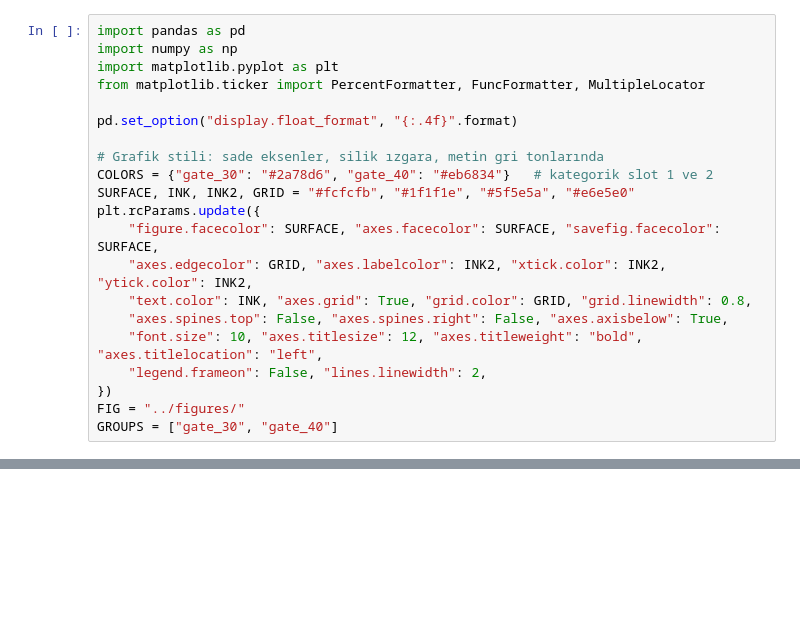
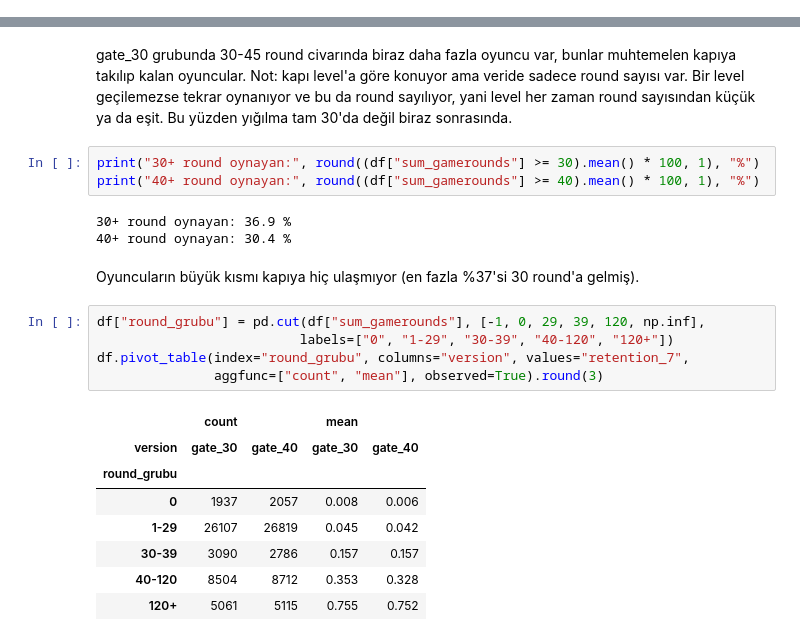
Before and after one commit to Minchi-12/cookie-cats-ab-test, a Jupyter notebook: notebooks/02_kesifsel_analiz.ipynb, the cells around one changed output, grey strips where cells are left out. Saved outputs shown, nothing was run; the diff lists cells and outputs as text; blank space fills up the shorter version.

```diff
--- a/notebooks/02_kesifsel_analiz.ipynb
+++ b/notebooks/02_kesifsel_analiz.ipynb
@@ -9,21 +0,0 @@ Bu notebook'ta:
-# %%
-import pandas as pd
-import numpy as np
-import matplotlib.pyplot as plt
-from matplotlib.ticker import PercentFormatter, FuncFormatter, MultipleLocator
-
-pd.set_option("display.float_format", "{:.4f}".format)
-
-# Grafik stili: sade eksenler, silik ızgara, metin gri tonlarında
-COLORS = {"gate_30": "#2a78d6", "gate_40": "#eb6834"}   # kategorik slot 1 ve 2
-SURFACE, INK, INK2, GRID = "#fcfcfb", "#1f1f1e", "#5f5e5a", "#e6e5e0"
-plt.rcParams.update({
-    "figure.facecolor": SURFACE, "axes.facecolor": SURFACE, "savefig.facecolor": SURFACE,
-    "axes.edgecolor": GRID, "axes.labelcolor": INK2, "xtick.color": INK2, "ytick.color": INK2,
-    "text.color": INK, "axes.grid": True, "grid.color": GRID, "grid.linewidth": 0.8,
-    "axes.spines.top": False, "axes.spines.right": False, "axes.axisbelow": True,
-    "font.size": 10, "axes.titlesize": 12, "axes.titleweight": "bold", "axes.titlelocation": "left",
-    "legend.frameon": False, "lines.linewidth": 2,
-})
-FIG = "../figures/"
-GROUPS = ["gate_30", "gate_40"]
@@ -189,0 +97,24 @@ fig.tight_layout(); fig.savefig(FIG + "04_aralik_retention.png", dpi=150, bbox_i
+# %% [markdown]
+gate_30 grubunda 30-45 round civarında biraz daha fazla oyuncu var, bunlar muhtemelen kapıya takılıp kalan oyuncular. Not: kapı level'a göre konuyor ama veride sadece round sayısı var. Bir level geçilemezse tekrar oynanıyor ve bu da round sayılıyor, yani level her zaman round sayısından küçük ya da eşit. Bu yüzden yığılma tam 30'da değil biraz sonrasında.
+# %%
+print("30+ round oynayan:", round((df["sum_gamerounds"] >= 30).mean() * 100, 1), "%")
+print("40+ round oynayan:", round((df["sum_gamerounds"] >= 40).mean() * 100, 1), "%")
+# %% [output]
+30+ round oynayan: 36.9 %
+40+ round oynayan: 30.4 %
+# %% [markdown]
+Oyuncuların büyük kısmı kapıya hiç ulaşmıyor (en fazla %37'si 30 round'a gelmiş).
+# %%
+df["round_grubu"] = pd.cut(df["sum_gamerounds"], [-1, 0, 29, 39, 120, np.inf],
+                          labels=["0", "1-29", "30-39", "40-120", "120+"])
+df.pivot_table(index="round_grubu", columns="version", values="retention_7",
+               aggfunc=["count", "mean"], observed=True).round(3)
+# %% [output]
+|  | count |  | mean |  |
+| version | gate_30 | gate_40 | gate_30 | gate_40 |
+| round_grubu |  |  |  |  |
+| 0 | 1937 | 2057 | 0.008 | 0.006 |
+| 1-29 | 26107 | 26819 | 0.045 | 0.042 |
+| 30-39 | 3090 | 2786 | 0.157 | 0.157 |
+| 40-120 | 8504 | 8712 | 0.353 | 0.328 |
+| 120+ | 5061 | 5115 | 0.755 | 0.752 |
```
Also changed, not shown: parts of 35 cells of this notebook, 13 other files.
